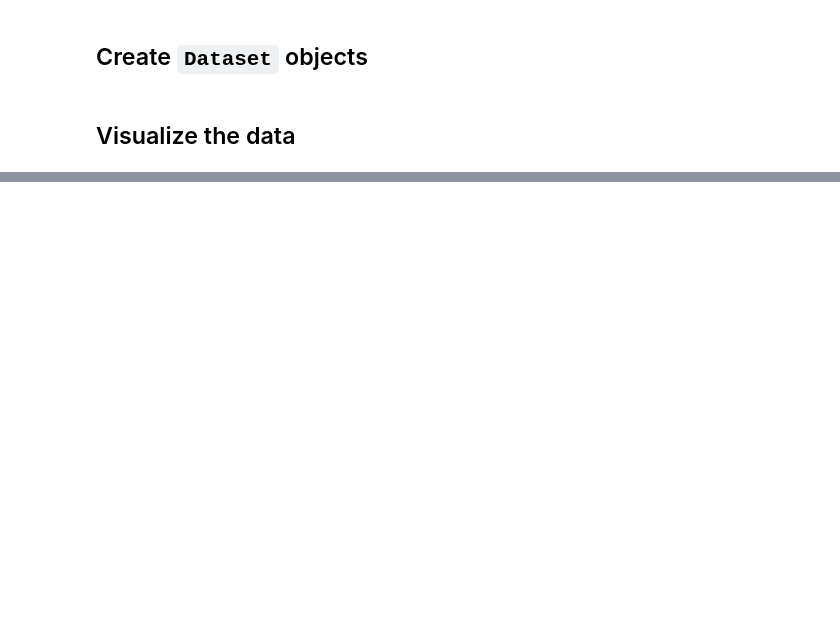
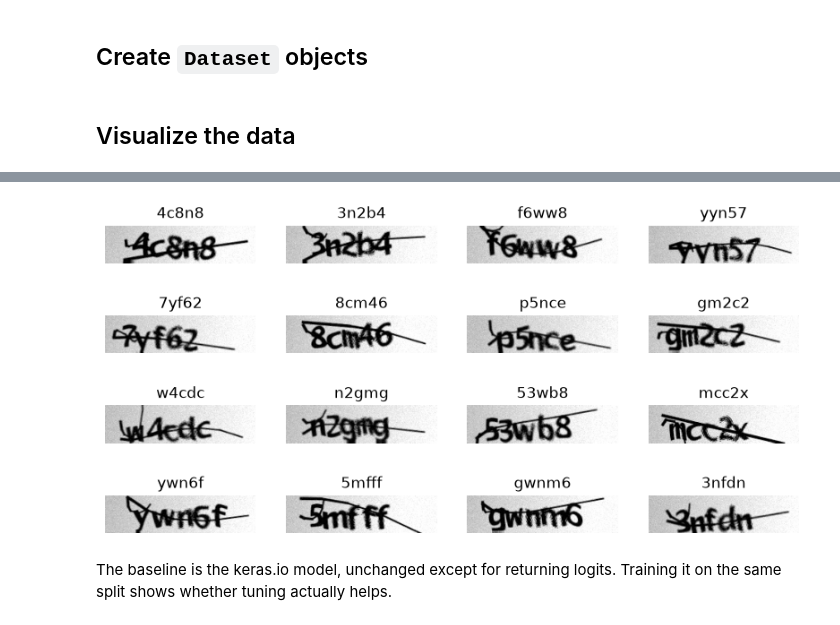
Before and after one commit to datablanklabs/TextRecognition, a Jupyter notebook: text_captcha_ocr.ipynb, the cells around one changed output, grey strips where cells are left out. Cells and saved outputs as stored; diff of their text form; code cells hidden in the pictures; blank space fills up the shorter version.

```diff
--- a/text_captcha_ocr.ipynb
+++ b/text_captcha_ocr.ipynb
@@ -410,0 +209,49 @@ Epoch 13/100
+# %%
+class CTCLayer(layers.Layer):
+    def call(self, y_true, y_pred):
+        # Each label's real length; padded positions hold 0 ("[UNK]")
+        label_length = ops.sum(ops.cast(ops.not_equal(y_true, 0), "int32"), axis=-1)
+        # Every image produces the same number of time steps
+        batch_len = ops.shape(y_pred)[0]
+        input_length = ops.full((batch_len,), ops.shape(y_pred)[1], dtype="int32")
+
+        # Compute the training-time loss value and add it to the layer using
+        # `self.add_loss()`. Keras sums added losses, so average over the batch first.
+        loss = ops.ctc_loss(
+            y_true, y_pred, label_length, input_length, mask_index=blank_index
+        )
+        self.add_loss(ops.mean(loss))
+
+        # At test time, just return the computed predictions
+        return y_pred
+
+
+def make_augmentation():
+    # Images are stored transposed as (width, height, 1), so for these layers
+    # "height" is the image's width and "width" is its height.
+    return keras.Sequential(
+        [
+            layers.RandomTranslation(
+                height_factor=0.05, width_factor=0.1, fill_mode="nearest"
+            ),
+            layers.RandomRotation(0.01, fill_mode="nearest"),
+            layers.RandomContrast(0.3, value_range=(0, 1)),
+            layers.GaussianNoise(0.03),
+        ],
+        name="augmentation",
+    )
+# %%
+# The training batch shown above, as the model sees it during training
+augmented = make_augmentation()(batch_images, training=True)
+
+_, ax = plt.subplots(4, 4, figsize=(10, 5))
+for i in range(16):
+    ax[i // 4, i % 4].imshow(augmented[i, :, :, 0].numpy().T, cmap="gray", vmin=0, vmax=1)
+    ax[i // 4, i % 4].set_title(indices_to_text(batch_labels[i]))
+    ax[i // 4, i % 4].axis("off")
+plt.show()
+# %% [output]
+[figure, added]
+# %% [markdown]
+The baseline is the keras.io model, unchanged except for returning logits. Training it
+on the same split shows whether tuning actually helps.
```
Also changed, not shown: parts of 35 cells of this notebook.
